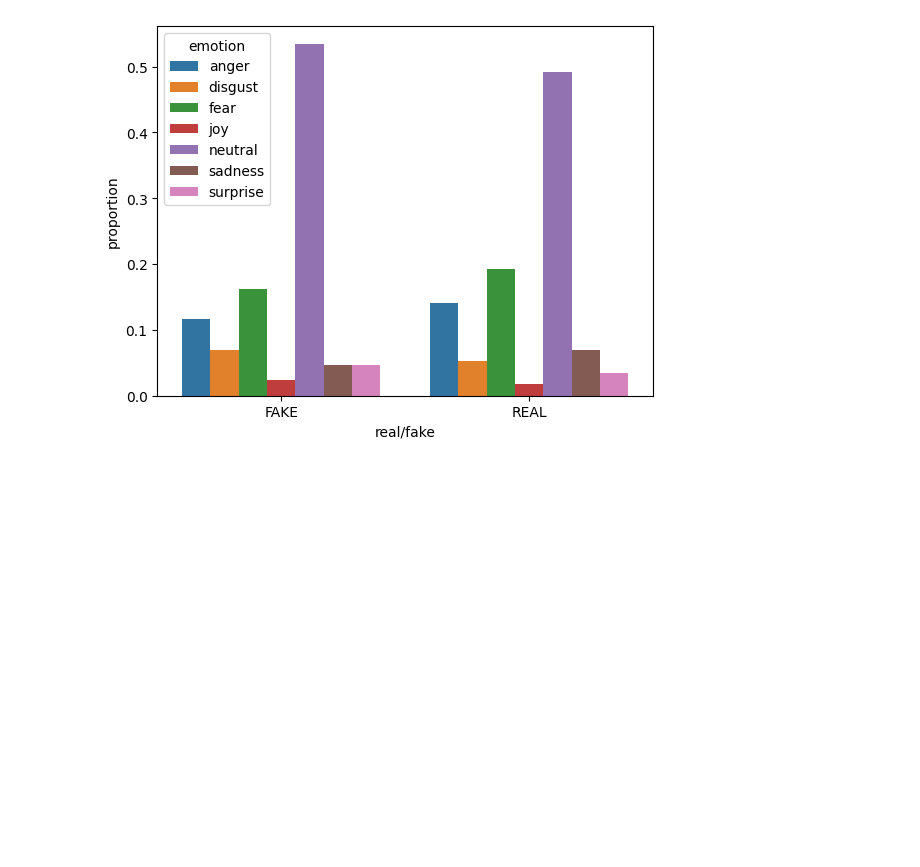
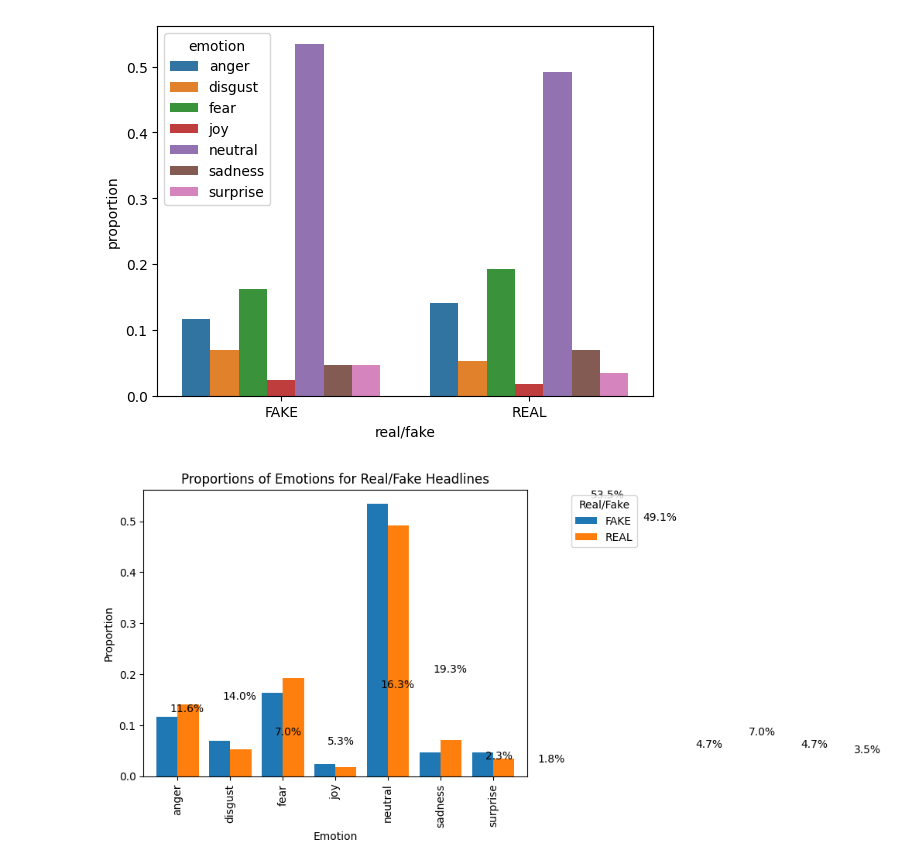
Before and after one commit to AU-CDS/assignment-4---using-finetuned-transformers-limppa, a Jupyter notebook: src/testfile.ipynb, the cells around one changed output. Drawn from its saved outputs; the diff is of its cells as text; code cells hidden in the pictures; blank space fills up the shorter version.

```diff
--- a/src/testfile.ipynb
+++ b/src/testfile.ipynb
@@ -78,3 +78,30 @@ sns.barplot(data=grouped_results_df, x="real/fake", y="proportion", hue="emotion
 plt.show()
 # %% [output]
 [figure]
+# %%
+import matplotlib.pyplot as plt
+import numpy as np
+
+# create a pivot table to arrange the data in the desired format
+pivot_df = grouped_results_df.pivot(index="emotion", columns="real/fake", values="proportion")
+# sort the pivot table by the index
+pivot_df = pivot_df.reindex(index=sorted(pivot_df.index))
+
+# create the bar chart
+ax = pivot_df.plot(kind='bar', width=0.8)
+ax.set_xlabel("Emotion")
+ax.set_ylabel("Proportion")
+ax.set_title("Proportions of Emotions for Real/Fake Headlines")
+
+# add the values above each bar
+for i in range(len(pivot_df.index)):
+    for j in range(len(pivot_df.columns)):
+        plt.text(x=i*2+j-0.15, y=pivot_df.iloc[i,j]+0.01, s="{:.1%}".format(pivot_df.iloc[i,j]), fontsize=10)
+
+# add the legend
+plt.legend(title="Real/Fake", loc='upper right', bbox_to_anchor=(1.3, 1))
+
+# show the plot
+plt.show()
+# %% [output]
+[figure, added]
```
